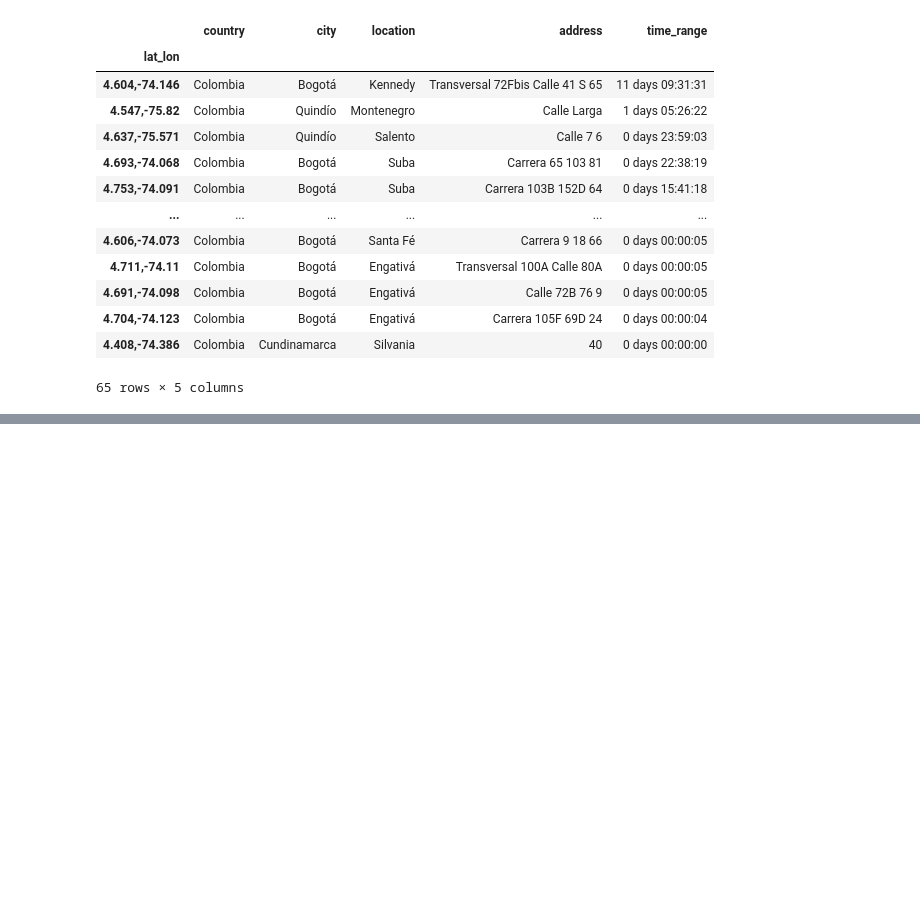
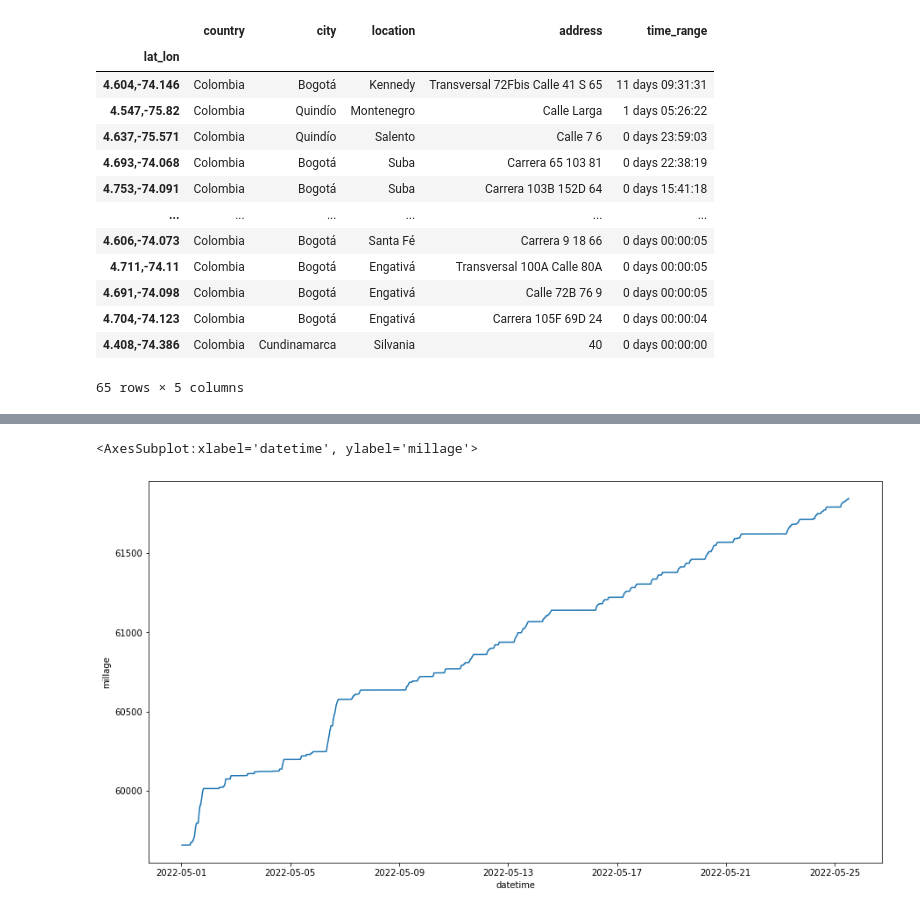
Before and after one commit to AlejoB13C/rastreo-satelital, a Jupyter notebook: notebooks/0.1-Basic-EDA.ipynb, the cells around one changed output, grey strips where cells are left out. Drawn from its saved outputs; the diff is of its cells as text; code cells hidden in the pictures; blank space fills up the shorter version.

```diff
--- a/notebooks/0.1-Basic-EDA.ipynb
+++ b/notebooks/0.1-Basic-EDA.ipynb
@@ -226,0 +216,6 @@ df_vel_0[df_vel_0['ignition'] != True].groupby(['lat_lon'])\
+# %%
+fig, ax = plt.subplots(figsize=(15,8))
+sns.lineplot(data=df_rep.reset_index(), x='datetime', y='millage', ax=ax);
+# %% [output]
+<AxesSubplot:xlabel='datetime', ylabel='millage'>
+[figure, added]
```
Also changed, not shown: parts of 12 cells of this notebook.
